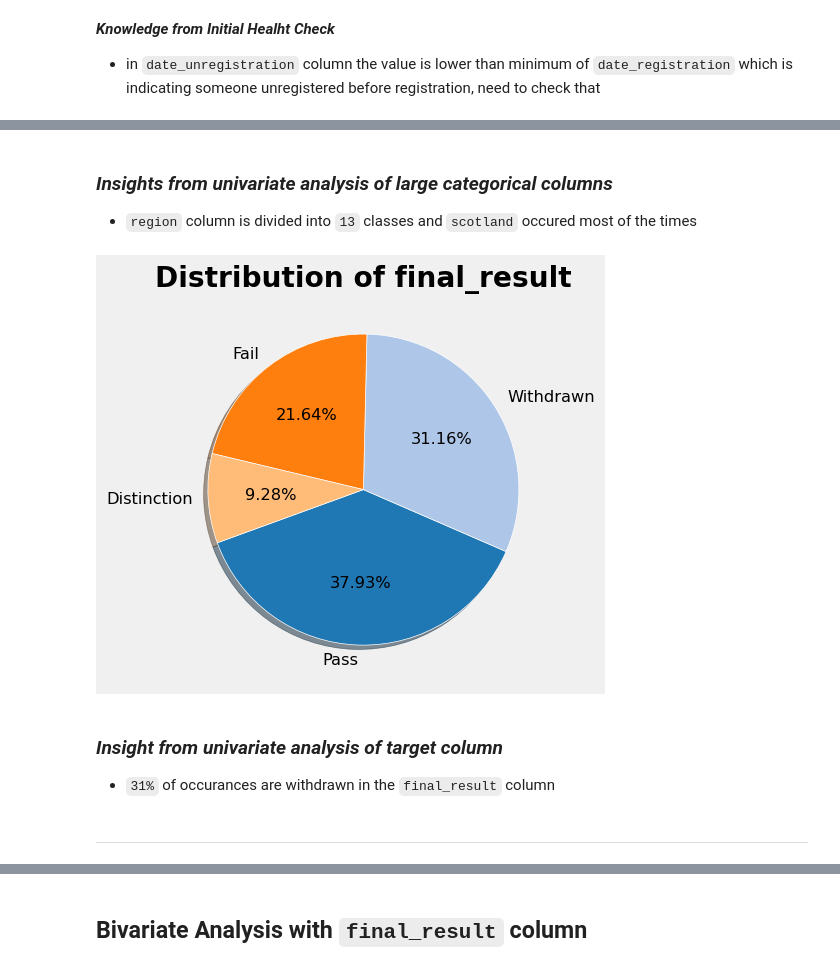
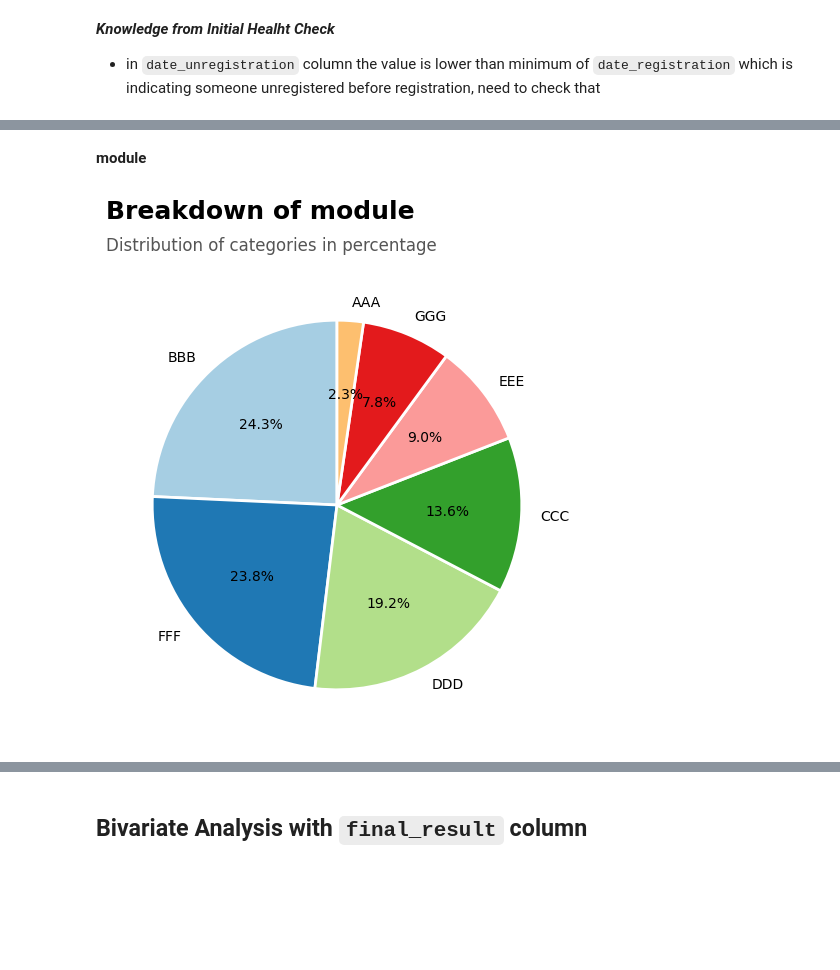
Before and after one commit to IamRaNo/ranojoy_data_analytics_projects, a Jupyter notebook: Beyond Oulad - Students Dropout/notebooks/03_pandas_analysis.ipynb, the cells around one changed output, grey strips where cells are left out. Cells and saved outputs as stored; diff of their text form; code cells hidden in the pictures; blank space fills up the shorter version.

Commit message:
univariate analysis upto disability column done

```diff
--- a/Beyond Oulad - Students Dropout/notebooks/03_pandas_analysis.ipynb
+++ b/Beyond Oulad - Students Dropout/notebooks/03_pandas_analysis.ipynb
@@ -134,4 +136,4 @@ data.describe().round(2).T
 
 - in `date_unregistration` column the value is lower than minimum of `date_registration` which is indicating someone unregistered before registration, need to check that
 # %%
-data[data['unregistration']< data['registration']]
+data = data[~(data['unregistration']< data['registration'])]
@@ -157,0 +192,2 @@ data[data['unregistration']< data['registration']]
+# %%
+data['imd_band'].fillna('0%',inplace=True)
@@ -329,14 +214,7 @@ for cols in large_cat_cols:
-# %% [markdown]
-### ***Insights from univariate analysis of large categorical columns***
-
-- `region` column is divided into `13` classes and `scotland` occured most of the times
-# %%
-P.plot_pie('final_result',data=data)
-# %% [output]
-[figure, removed]
-# %% [markdown]
-### ***Insight from univariate analysis of target column***
-
-- `31%` of occurances are withdrawn in the `final_result` column
-# %% [markdown]
-***
+# %% [markdown]
+**module**
+# %%
+plt.figure(figsize=(6,6))
+P.plot_pie('module',data)
+# %% [output]
+[figure, added]
```
Also changed, not shown: parts of 67 cells of this notebook.
